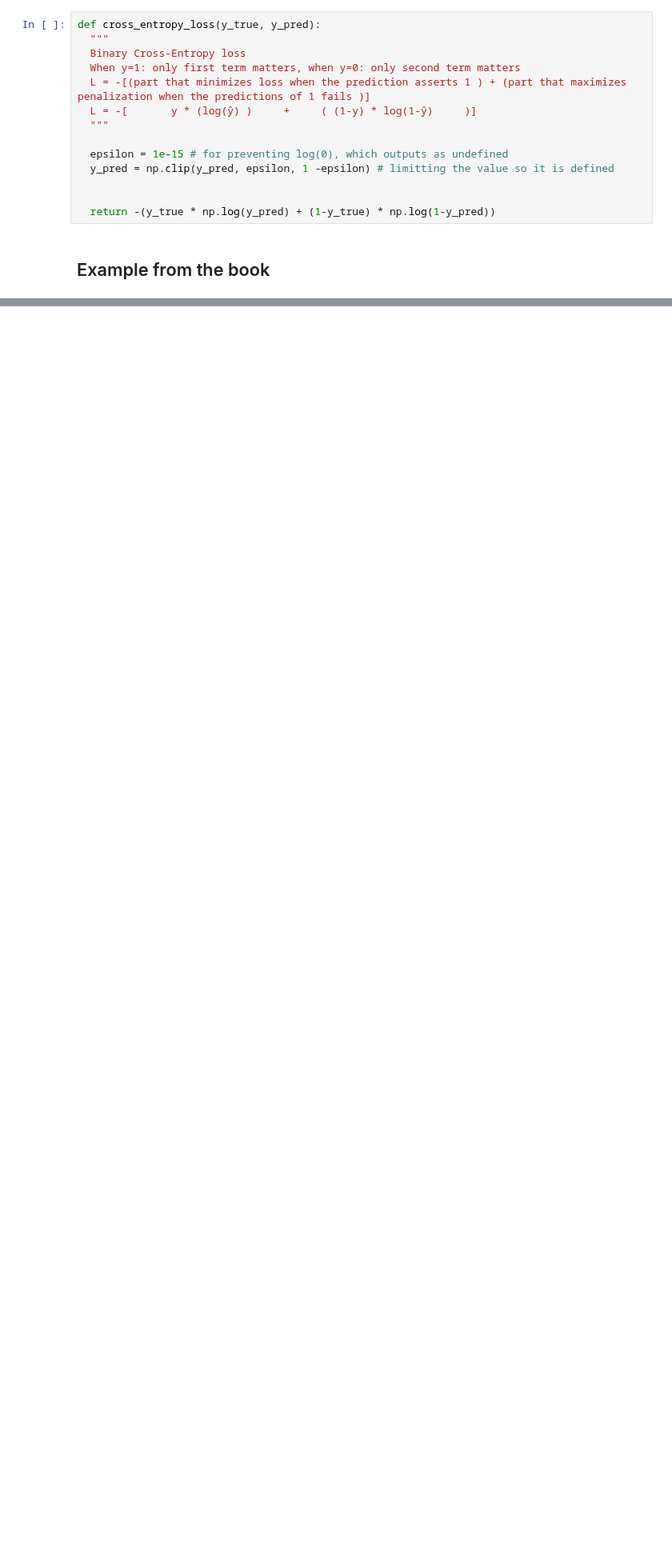
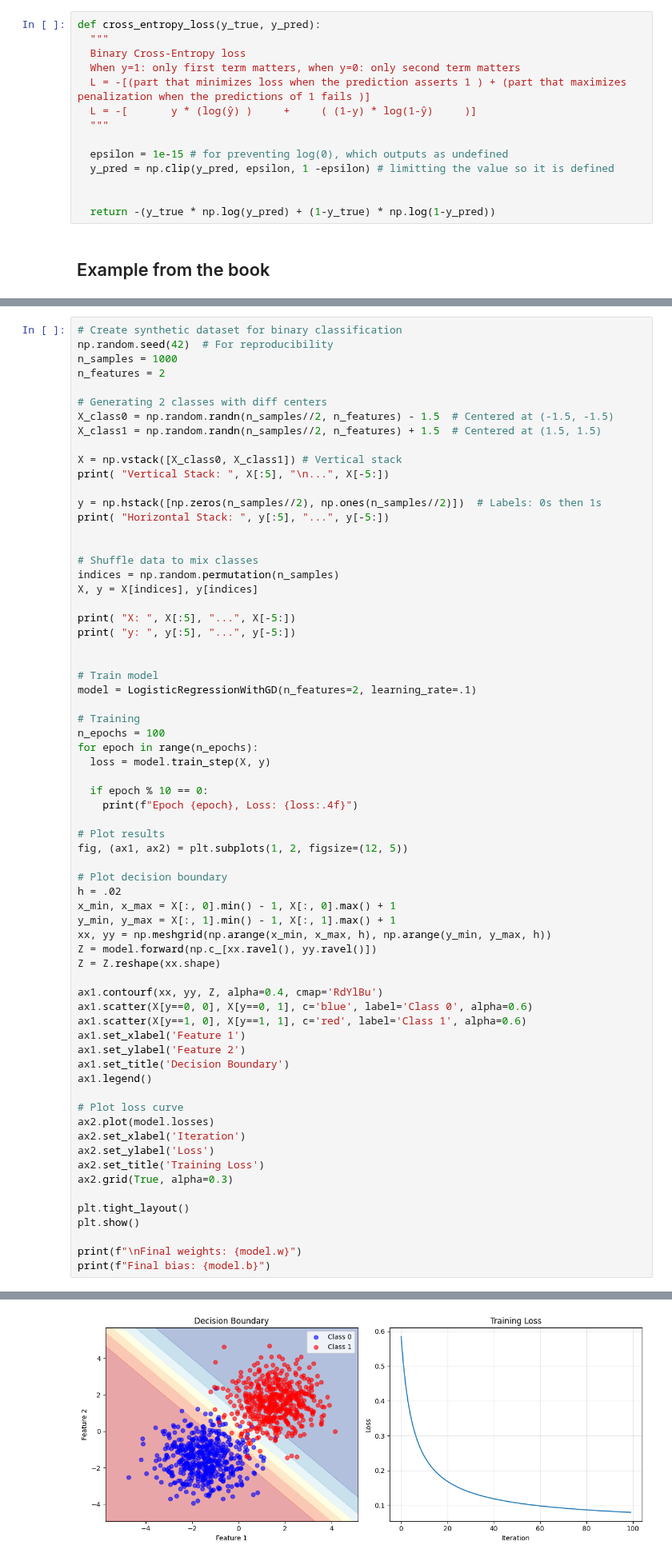
Before and after one commit to bltzr75/Practices_with_Speech_and_Language_Processing_Jurafsky_and_Martin, a Jupyter notebook: 5/Chapter_5.ipynb, the cells around one changed output, grey strips where cells are left out. Shown at 80% size. Drawn from its saved outputs; the diff is of its cells as text; blank space fills up the shorter version.

Commit message:
Added Logistic Regression with Gradient Descent model and example

```diff
--- a/5/Chapter_5.ipynb
+++ b/5/Chapter_5.ipynb
@@ -241,0 +298,68 @@ Loss when true label is negative (y=0): 1.2040
+# %%
+# Create synthetic dataset for binary classification
+np.random.seed(42)  # For reproducibility
+n_samples = 1000
+n_features = 2
+
+# Generating 2 classes with diff centers
+X_class0 = np.random.randn(n_samples//2, n_features) - 1.5  # Centered at (-1.5, -1.5)
+X_class1 = np.random.randn(n_samples//2, n_features) + 1.5  # Centered at (1.5, 1.5)
+
+X = np.vstack([X_class0, X_class1]) # Vertical stack
+print( "Vertical Stack: ", X[:5], "\n...", X[-5:])
+
+y = np.hstack([np.zeros(n_samples//2), np.ones(n_samples//2)])  # Labels: 0s then 1s
+print( "Horizontal Stack: ", y[:5], "...", y[-5:])
+
+
+# Shuffle data to mix classes
+indices = np.random.permutation(n_samples)
+X, y = X[indices], y[indices]
+
+print( "X: ", X[:5], "...", X[-5:])
+print( "y: ", y[:5], "...", y[-5:])
+
+
+# Train model
+model = LogisticRegressionWithGD(n_features=2, learning_rate=.1)
+
+# Training
+n_epochs = 100
+for epoch in range(n_epochs):
+  loss = model.train_step(X, y)
+
+  if epoch % 10 == 0:
+    print(f"Epoch {epoch}, Loss: {loss:.4f}")
+
+# Plot results
+fig, (ax1, ax2) = plt.subplots(1, 2, figsize=(12, 5))
+
+# Plot decision boundary
+h = .02
+x_min, x_max = X[:, 0].min() - 1, X[:, 0].max() + 1
+y_min, y_max = X[:, 1].min() - 1, X[:, 1].max() + 1
+xx, yy = np.meshgrid(np.arange(x_min, x_max, h), np.arange(y_min, y_max, h))
+Z = model.forward(np.c_[xx.ravel(), yy.ravel()])
+Z = Z.reshape(xx.shape)
+
+ax1.contourf(xx, yy, Z, alpha=0.4, cmap='RdYlBu')
+ax1.scatter(X[y==0, 0], X[y==0, 1], c='blue', label='Class 0', alpha=0.6)
+ax1.scatter(X[y==1, 0], X[y==1, 1], c='red', label='Class 1', alpha=0.6)
+ax1.set_xlabel('Feature 1')
+ax1.set_ylabel('Feature 2')
+ax1.set_title('Decision Boundary')
+ax1.legend()
+
+# Plot loss curve
+ax2.plot(model.losses)
+ax2.set_xlabel('Iteration')
+ax2.set_ylabel('Loss')
+ax2.set_title('Training Loss')
+ax2.grid(True, alpha=0.3)
+
+plt.tight_layout()
+plt.show()
+
+print(f"\nFinal weights: {model.w}")
+print(f"Final bias: {model.b}")
+# %% [output]
@@ -241,0 +383 @@ Loss when true label is negative (y=0): 1.2040
+[figure, added]
```
Also changed, not shown: parts of 5 cells of this notebook, 1 other file.
